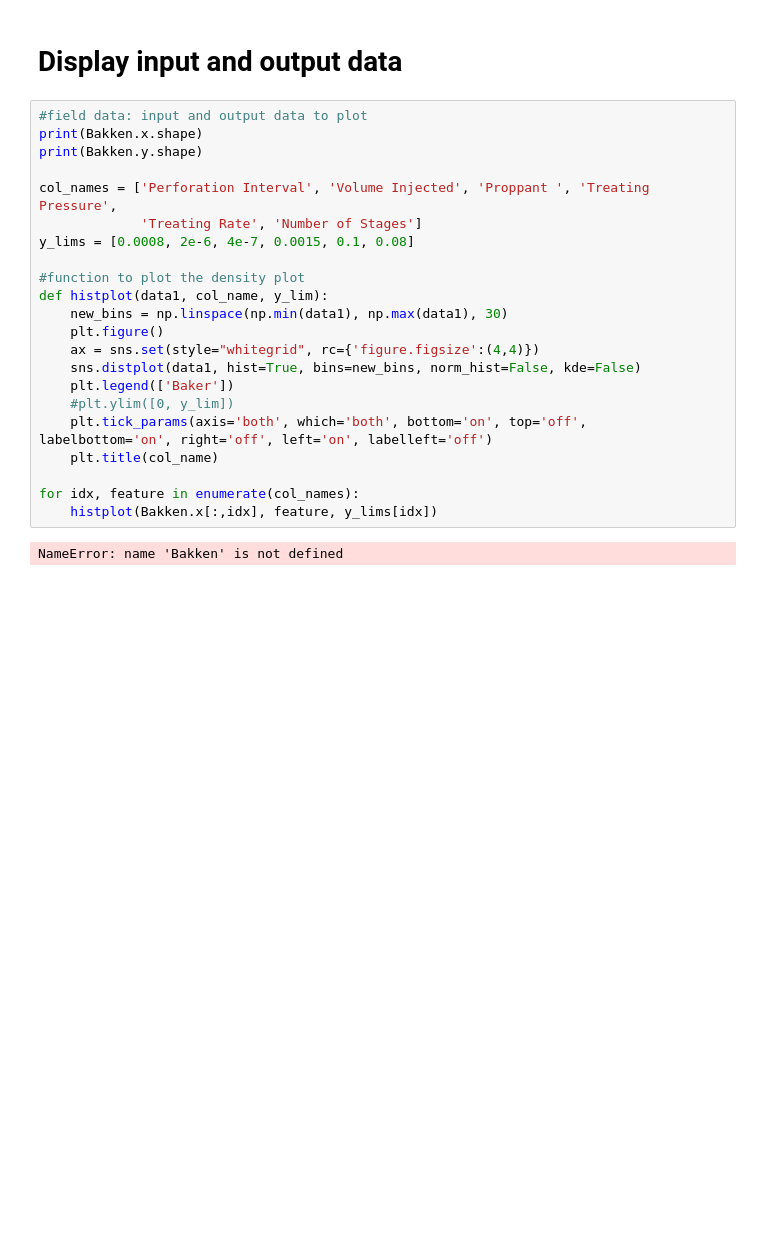
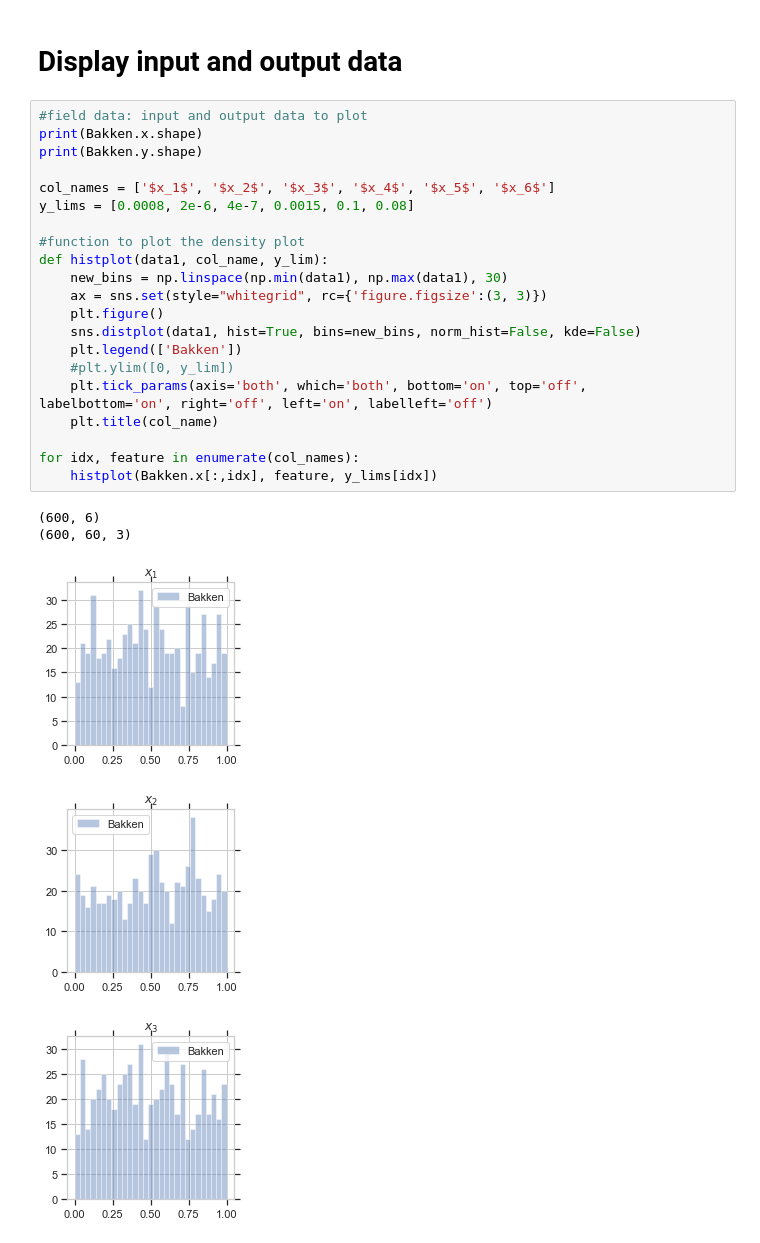
Before and after one commit to rsyamil/latent-space-xgboost, a Jupyter notebook: demo-trees.ipynb, the cells around one changed output. Cells and saved outputs as stored; diff of their text form; blank space fills up the shorter version.

```diff
--- a/demo-trees.ipynb
+++ b/demo-trees.ipynb
@@ -29,24 +27,27 @@ print(x_train.shape, x_test.shape, y_train.shape, y_test.shape)
 # %%
 #field data: input and output data to plot
 print(Bakken.x.shape)
 print(Bakken.y.shape)
 
-col_names = ['Perforation Interval', 'Volume Injected', 'Proppant ', 'Treating Pressure',
-             'Treating Rate', 'Number of Stages']
+col_names = ['$x_1$', '$x_2$', '$x_3$', '$x_4$', '$x_5$', '$x_6$']
 y_lims = [0.0008, 2e-6, 4e-7, 0.0015, 0.1, 0.08]
 
 #function to plot the density plot
 def histplot(data1, col_name, y_lim):
     new_bins = np.linspace(np.min(data1), np.max(data1), 30)
+    ax = sns.set(style="whitegrid", rc={'figure.figsize':(3, 3)})
     plt.figure()
-    ax = sns.set(style="whitegrid", rc={'figure.figsize':(4,4)})
     sns.distplot(data1, hist=True, bins=new_bins, norm_hist=False, kde=False)
-    plt.legend(['Baker'])
+    plt.legend(['Bakken'])
     #plt.ylim([0, y_lim])
     plt.tick_params(axis='both', which='both', bottom='on', top='off', labelbottom='on', right='off', left='on', labelleft='off')
     plt.title(col_name)
 
 for idx, feature in enumerate(col_names):
     histplot(Bakken.x[:,idx], feature, y_lims[idx])
 # %% [output]
-NameError: name 'Bakken' is not defined
+(600, 6)
+(600, 60, 3)
+[figure, added]
+[figure, added]
+[figure, added]
```
Also changed, not shown: parts of 8 cells of this notebook, 2 other files.
